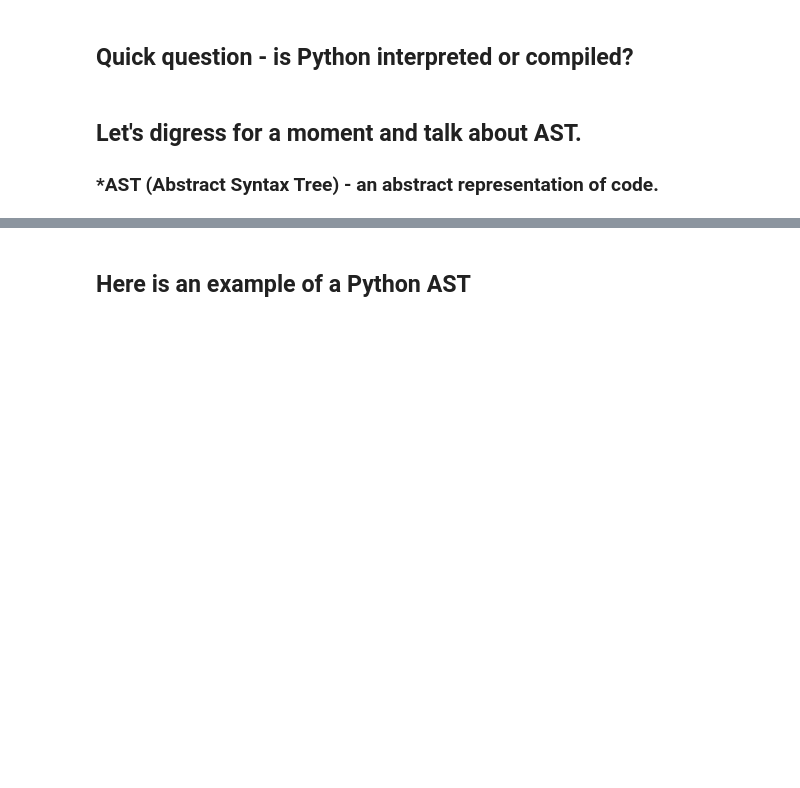
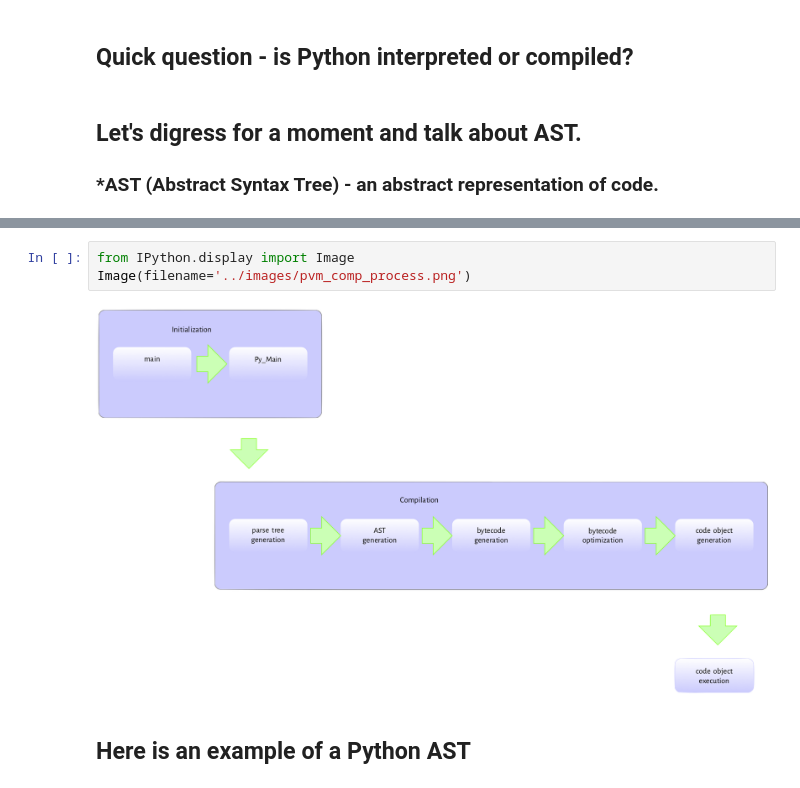
Before and after one commit to jcamier/pytest-docker, a Jupyter notebook: projects/pytest_tutorial.ipynb, the cells around one changed output, grey strips where cells are left out. Saved outputs shown, nothing was run; the diff lists cells and outputs as text; blank space fills up the shorter version.

```diff
--- a/projects/pytest_tutorial.ipynb
+++ b/projects/pytest_tutorial.ipynb
@@ -56,3 +59,8 @@ https://leanpub.com/insidethepythonvirtualmachine/read
+# %%
+from IPython.display import Image
+Image(filename='../images/pvm_comp_process.png')
+# %% [output]
+[figure, added]
 # %% [markdown]
 ## Here is an example of a Python AST
 # %%
```
Also changed, not shown: parts of 4 cells of this notebook, 2 other files.
